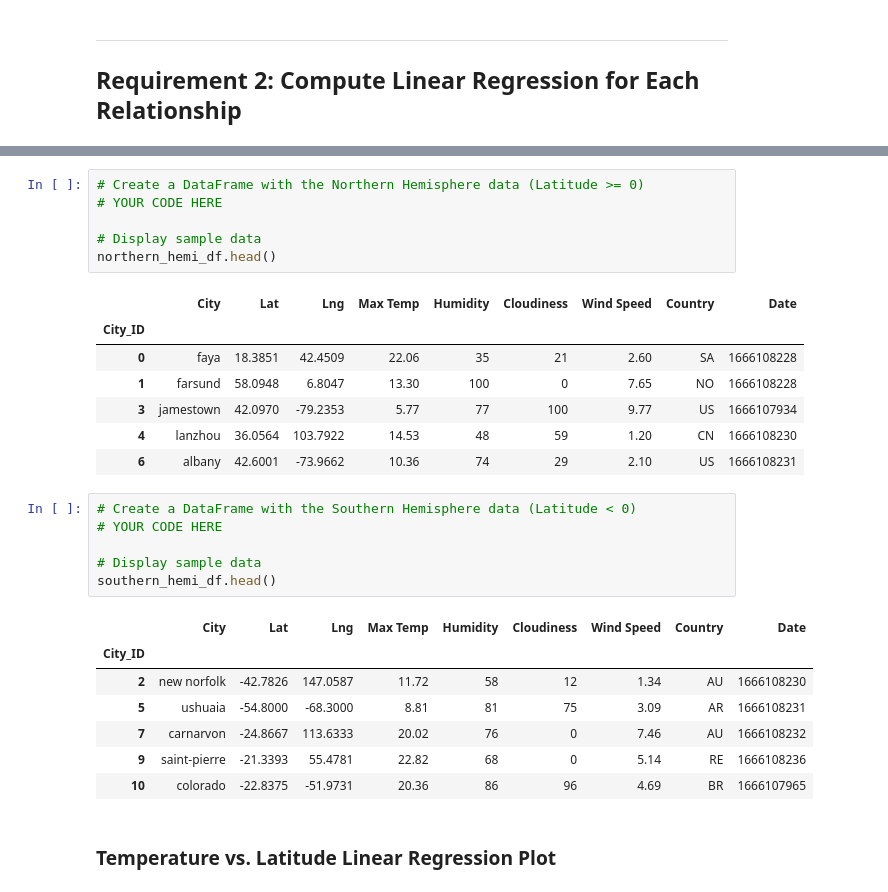
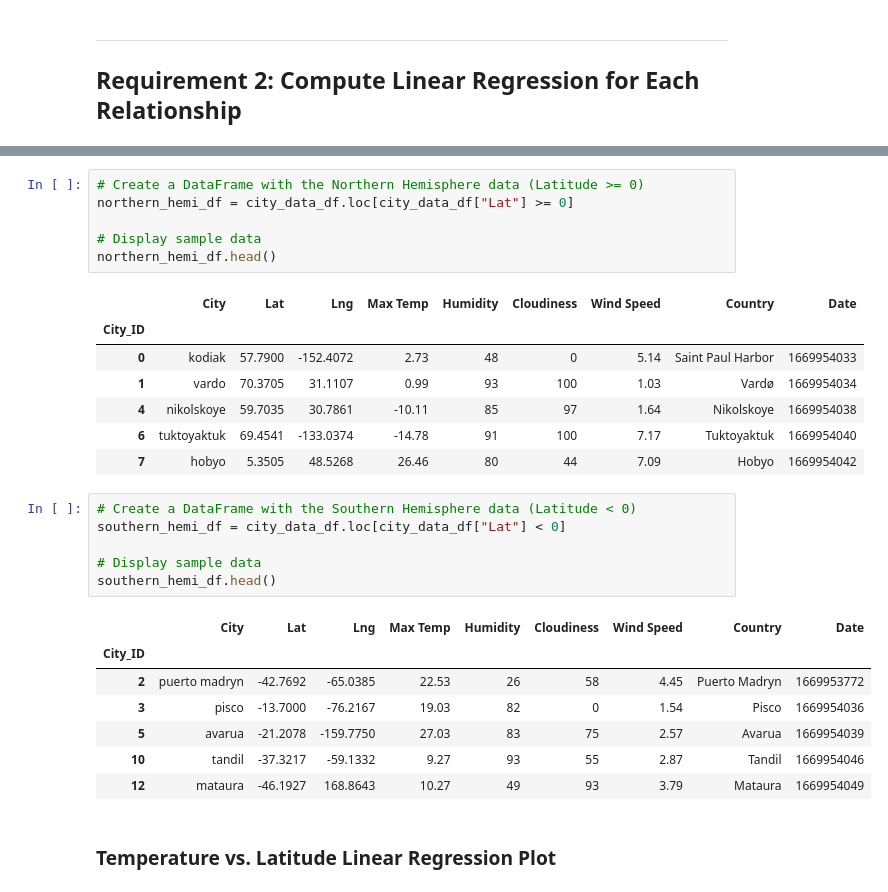
Before and after one commit to isabellajade/python-api-challenge, a Jupyter notebook: WeatherPy/WeatherPy.ipynb, the cells around one changed output, grey strips where cells are left out. Saved outputs shown, nothing was run; the diff lists cells and outputs as text.

```diff
--- a/WeatherPy/WeatherPy.ipynb
+++ b/WeatherPy/WeatherPy.ipynb
@@ -326,30 +294,30 @@ plt.show()
 # %%
 # Create a DataFrame with the Northern Hemisphere data (Latitude >= 0)
-# YOUR CODE HERE
+northern_hemi_df = city_data_df.loc[city_data_df["Lat"] >= 0]
 
 # Display sample data
 northern_hemi_df.head()
 # %% [output]
 |  | City | Lat | Lng | Max Temp | Humidity | Cloudiness | Wind Speed | Country | Date |
 | City_ID |  |  |  |  |  |  |  |  |  |
-| 0 | faya | 18.3851 | 42.4509 | 22.06 | 35 | 21 | 2.60 | SA | 1666108228 |
-| 1 | farsund | 58.0948 | 6.8047 | 13.30 | 100 | 0 | 7.65 | NO | 1666108228 |
-| 3 | jamestown | 42.0970 | -79.2353 | 5.77 | 77 | 100 | 9.77 | US | 1666107934 |
-| 4 | lanzhou | 36.0564 | 103.7922 | 14.53 | 48 | 59 | 1.20 | CN | 1666108230 |
-| 6 | albany | 42.6001 | -73.9662 | 10.36 | 74 | 29 | 2.10 | US | 1666108231 |
+| 0 | kodiak | 57.7900 | -152.4072 | 2.73 | 48 | 0 | 5.14 | Saint Paul Harbor | 1669954033 |
+| 1 | vardo | 70.3705 | 31.1107 | 0.99 | 93 | 100 | 1.03 | Vardø | 1669954034 |
+| 4 | nikolskoye | 59.7035 | 30.7861 | -10.11 | 85 | 97 | 1.64 | Nikolskoye | 1669954038 |
+| 6 | tuktoyaktuk | 69.4541 | -133.0374 | -14.78 | 91 | 100 | 7.17 | Tuktoyaktuk | 1669954040 |
+| 7 | hobyo | 5.3505 | 48.5268 | 26.46 | 80 | 44 | 7.09 | Hobyo | 1669954042 |
 # %%
 # Create a DataFrame with the Southern Hemisphere data (Latitude < 0)
-# YOUR CODE HERE
+southern_hemi_df = city_data_df.loc[city_data_df["Lat"] < 0]
 
 # Display sample data
 southern_hemi_df.head()
 # %% [output]
 |  | City | Lat | Lng | Max Temp | Humidity | Cloudiness | Wind Speed | Country | Date |
 | City_ID |  |  |  |  |  |  |  |  |  |
-| 2 | new norfolk | -42.7826 | 147.0587 | 11.72 | 58 | 12 | 1.34 | AU | 1666108230 |
-| 5 | ushuaia | -54.8000 | -68.3000 | 8.81 | 81 | 75 | 3.09 | AR | 1666108231 |
-| 7 | carnarvon | -24.8667 | 113.6333 | 20.02 | 76 | 0 | 7.46 | AU | 1666108232 |
-| 9 | saint-pierre | -21.3393 | 55.4781 | 22.82 | 68 | 0 | 5.14 | RE | 1666108236 |
-| 10 | colorado | -22.8375 | -51.9731 | 20.36 | 86 | 96 | 4.69 | BR | 1666107965 |
+| 2 | puerto madryn | -42.7692 | -65.0385 | 22.53 | 26 | 58 | 4.45 | Puerto Madryn | 1669953772 |
+| 3 | pisco | -13.7000 | -76.2167 | 19.03 | 82 | 0 | 1.54 | Pisco | 1669954036 |
+| 5 | avarua | -21.2078 | -159.7750 | 27.03 | 83 | 75 | 2.57 | Avarua | 1669954039 |
+| 10 | tandil | -37.3217 | -59.1332 | 9.27 | 93 | 55 | 2.87 | Tandil | 1669954046 |
+| 12 | mataura | -46.1927 | 168.8643 | 10.27 | 49 | 93 | 3.79 | Mataura | 1669954049 |
 # %% [markdown]
 ###  Temperature vs. Latitude Linear Regression Plot
```
Also changed, not shown: parts of 22 cells of this notebook.
